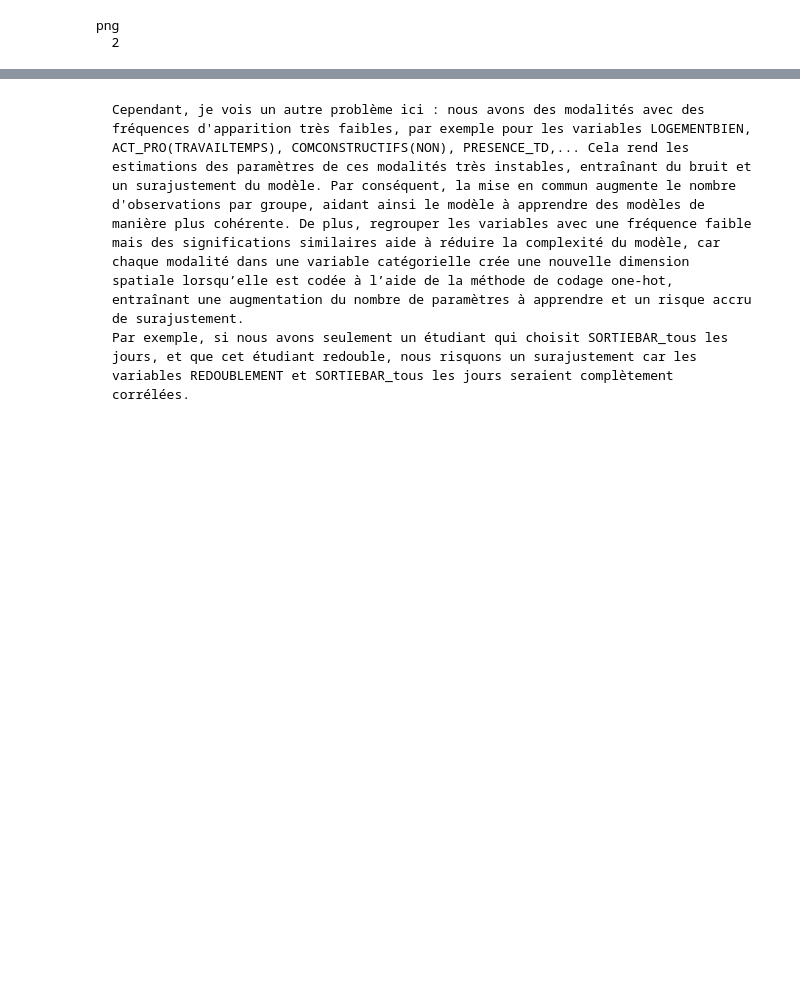
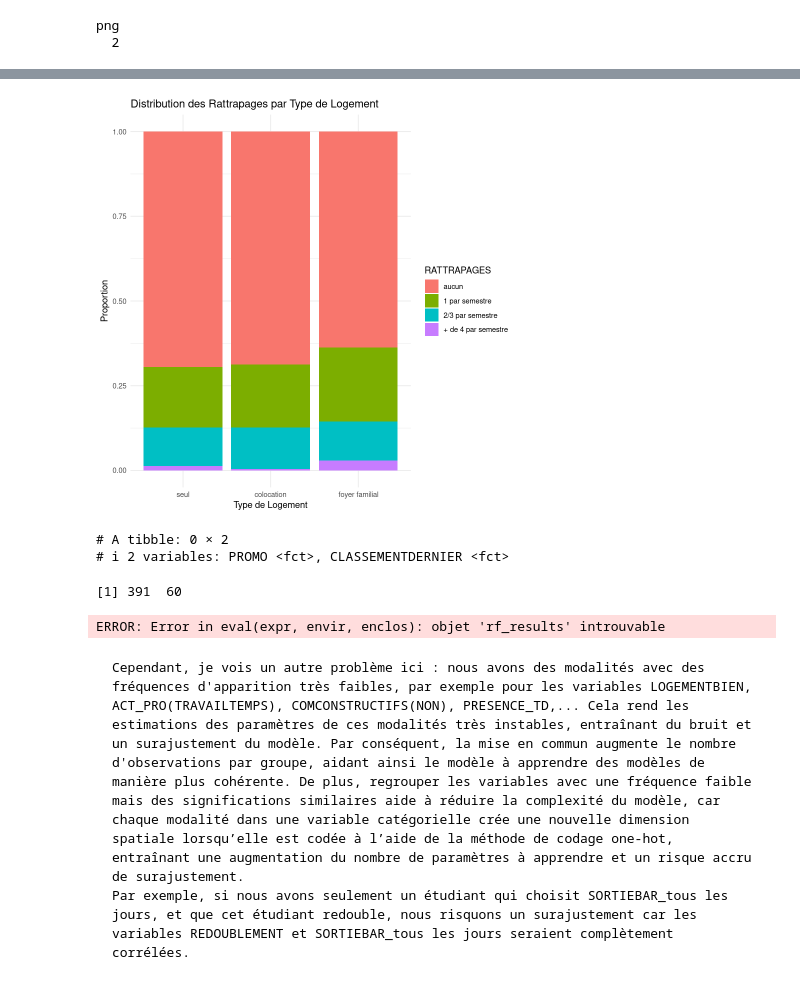
Before and after one commit to NaUl51/Stage_4A_Analyse-d-indicateurs-sur-la-vie-scolaire-et-extra-scolaire-des-l-ves-de-l-INSA-Toulouse-, a Jupyter notebook: Code_Luan_R.ipynb, the cells around one changed output, grey strips where cells are left out. Saved outputs shown, nothing was run; the diff lists cells and outputs as text; code cells hidden in the pictures; blank space fills up the shorter version.

```diff
--- a/Code_Luan_R.ipynb
+++ b/Code_Luan_R.ipynb
@@ -346,0 +400,20 @@ png
+# %%
+# Convert PROMO and INTEGRATION to character to avoid factor level issues
+insa_cleaned_1 <- insa_cleaned_1 %>%
+  mutate(PROMO = as.character(PROMO),
+         INTEGRATION = as.character(INTEGRATION))
+
+# Créer le Groupe 1 : PROMO = 1A ou PROMO = INTEGRATION
+group1 <- insa_cleaned_1 %>%
+  filter(PROMO == '1A' | PROMO == INTEGRATION)
+
+# Créer le Groupe 2 : Tous les autres
+group2 <- insa_cleaned_1 %>%
+  filter(!(PROMO == '1A' | PROMO == INTEGRATION))
+
+# Afficher les premières lignes des deux dataframes pour vérification
+head(group1)
+head(group2)
+
+write_xlsx(group1, "group1.xlsx")
+write_xlsx(group2, "group2.xlsx")
@@ -346,0 +509,24 @@ png
+# %%
+# Visualiser la distribution des RATTRAPAGES par LOGEMENTTYPE
+ggplot(insa_cleaned_1, aes(x = LOGEMENTTYPE, fill = RATTRAPAGES)) +
+  geom_bar(position = 'fill') +
+  labs(title = 'Distribution des Rattrapages par Type de Logement',
+       x = 'Type de Logement',
+       y = 'Proportion') +
+  theme_minimal()
+# %% [output]
+[figure, added]
+# %%
+insa1a2a <- insa_cleaned_1 %>%
+    filter((PROMO == '1A' | PROMO == '2A') & REDOUBLEMENT == 'non') %>%
+    select(PROMO, CLASSEMENTDERNIER)
+
+# Affichage du DataFrame résultant pour vérifier les résultats
+print(insa1a2a)
+# %% [output]
+# A tibble: 0 × 2
+# ℹ 2 variables: PROMO <fct>, CLASSEMENTDERNIER <fct>
+# %%
+dim(group1)
+# %% [output]
+[1] 391  60
@@ -347,3 +563,23 @@ png
+# %%
+# Combine the results of all iterations
+accuracy_list <- sapply(rf_results, function(x) x$overall['Accuracy'])
+mean_accuracy <- mean(accuracy_list)
+print(paste("Mean accuracy over", n_iterations, "iterations:", mean_accuracy))
+
+# Calculate average variable importance
+combined_importance <- Reduce("+", var_importance_list) / n_iterations
+varImportance <- data.frame(Variables = row.names(combined_importance),
+                            Importance = round(combined_importance[, "MeanDecreaseGini"], 2))
+
+# Create a plot for variable importance
+ggplot(varImportance, aes(x = reorder(Variables, Importance), y = Importance)) +
+  geom_bar(stat = 'identity') +
+  coord_flip() +
+  xlab('Variables') +
+  ylab('Importance') +
+  ggtitle('Average Variable Importance from Random Forest Model (Monte Carlo CV)')
+# %% [output]
+ERROR: Error in eval(expr, envir, enclos): objet 'rf_results' introuvable
 # %% [markdown]
     Cependant, je vois un autre problème ici : nous avons des modalités avec des fréquences d'apparition très faibles, par exemple pour les variables LOGEMENTBIEN, ACT_PRO(TRAVAILTEMPS), COMCONSTRUCTIFS(NON), PRESENCE_TD,... Cela rend les estimations des paramètres de ces modalités très instables, entraînant du bruit et un surajustement du modèle. Par conséquent, la mise en commun augmente le nombre d'observations par groupe, aidant ainsi le modèle à apprendre des modèles de manière plus cohérente. De plus, regrouper les variables avec une fréquence faible mais des significations similaires aide à réduire la complexité du modèle, car chaque modalité dans une variable catégorielle crée une nouvelle dimension spatiale lorsqu’elle est codée à l’aide de la méthode de codage one-hot, entraînant une augmentation du nombre de paramètres à apprendre et un risque accru de surajustement.
     Par exemple, si nous avons seulement un étudiant qui choisit SORTIEBAR_tous les jours, et que cet étudiant redouble, nous risquons un surajustement car les variables REDOUBLEMENT et SORTIEBAR_tous les jours seraient complètement corrélées.
```
Also changed, not shown: parts of 20 cells of this notebook, 8 other files.
